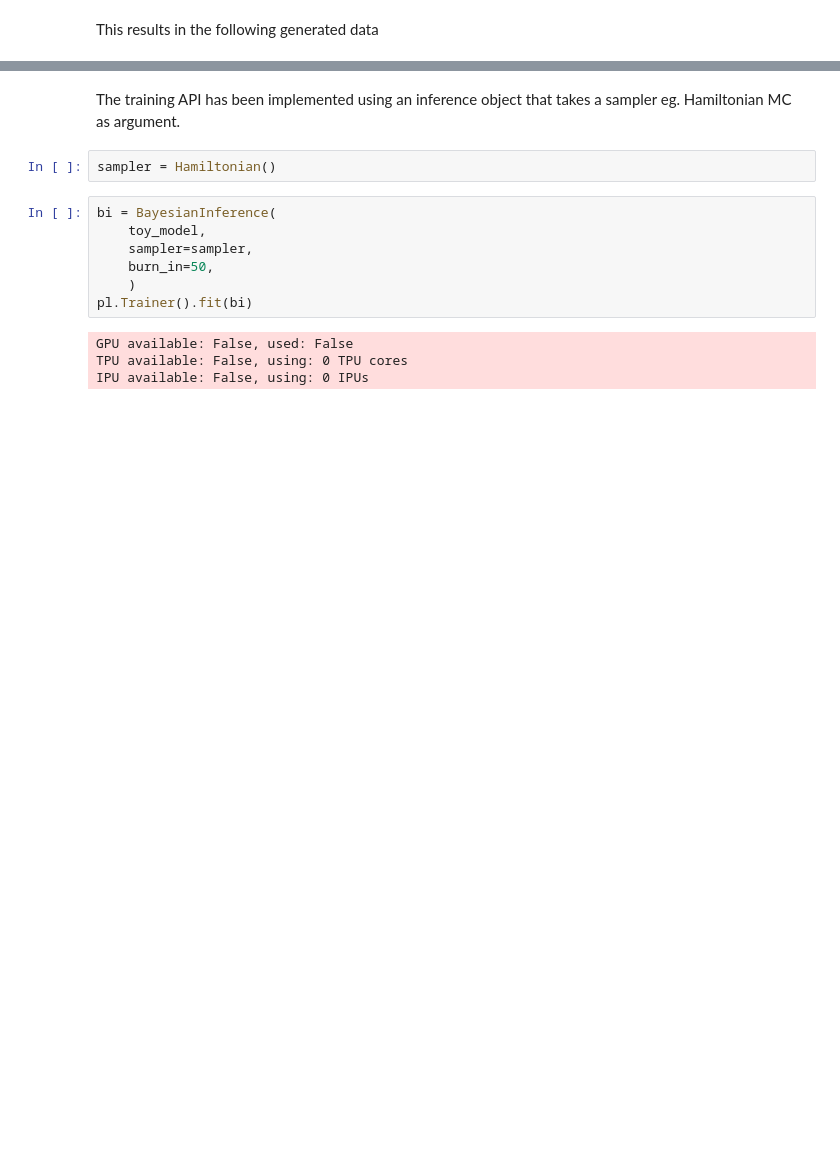
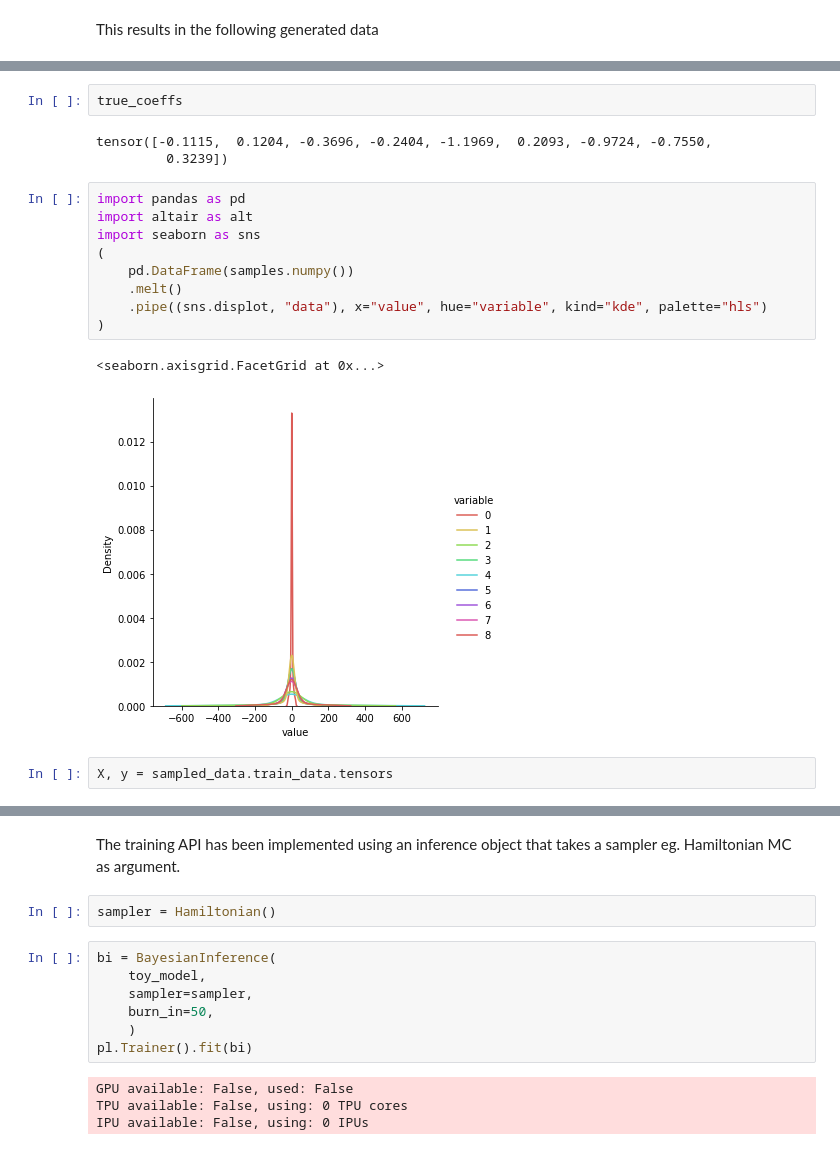
Before and after one commit to sorenhartmann/Speciale, a Jupyter notebook: notebooks/toy_model.ipynb, the cells around one changed output, grey strips where cells are left out. Cells and saved outputs as stored; diff of their text form; blank space fills up the shorter version.

```diff
--- a/notebooks/toy_model.ipynb
+++ b/notebooks/toy_model.ipynb
@@ -47,0 +104,19 @@ plt.scatter(*toy_data[:])
+# %%
+true_coeffs
+# %% [output]
+tensor([-0.1115,  0.1204, -0.3696, -0.2404, -1.1969,  0.2093, -0.9724, -0.7550,
+         0.3239])
+# %%
+import pandas as pd
+import altair as alt
+import seaborn as sns
+(
+    pd.DataFrame(samples.numpy())
+    .melt()
+    .pipe((sns.displot, "data"), x="value", hue="variable", kind="kde", palette="hls")
+)
+# %% [output]
+<seaborn.axisgrid.FacetGrid at 0x...>
+[figure, added]
+# %%
+X, y = sampled_data.train_data.tensors
```
Also changed, not shown: parts of 16 cells of this notebook, 23 other files.
